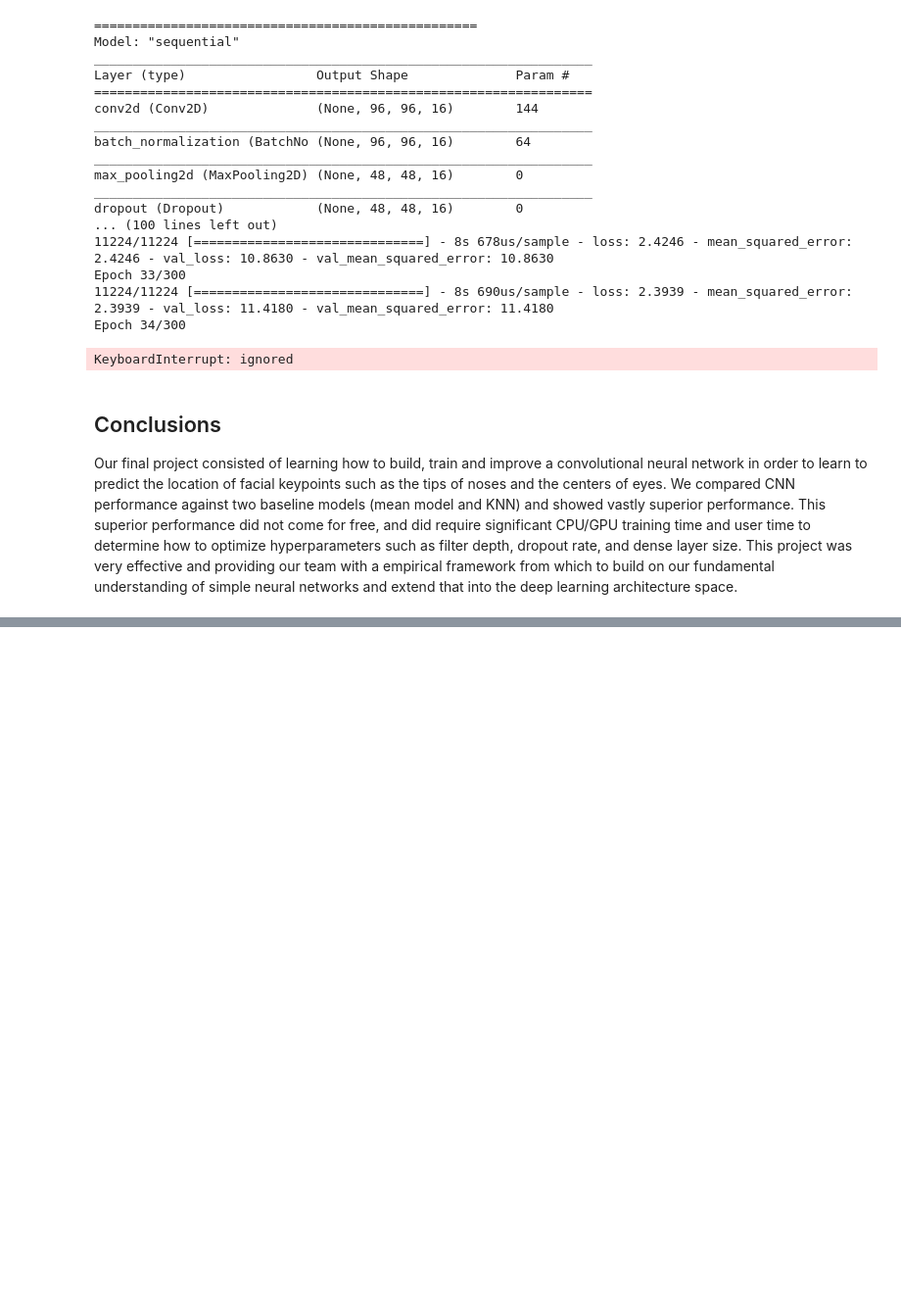
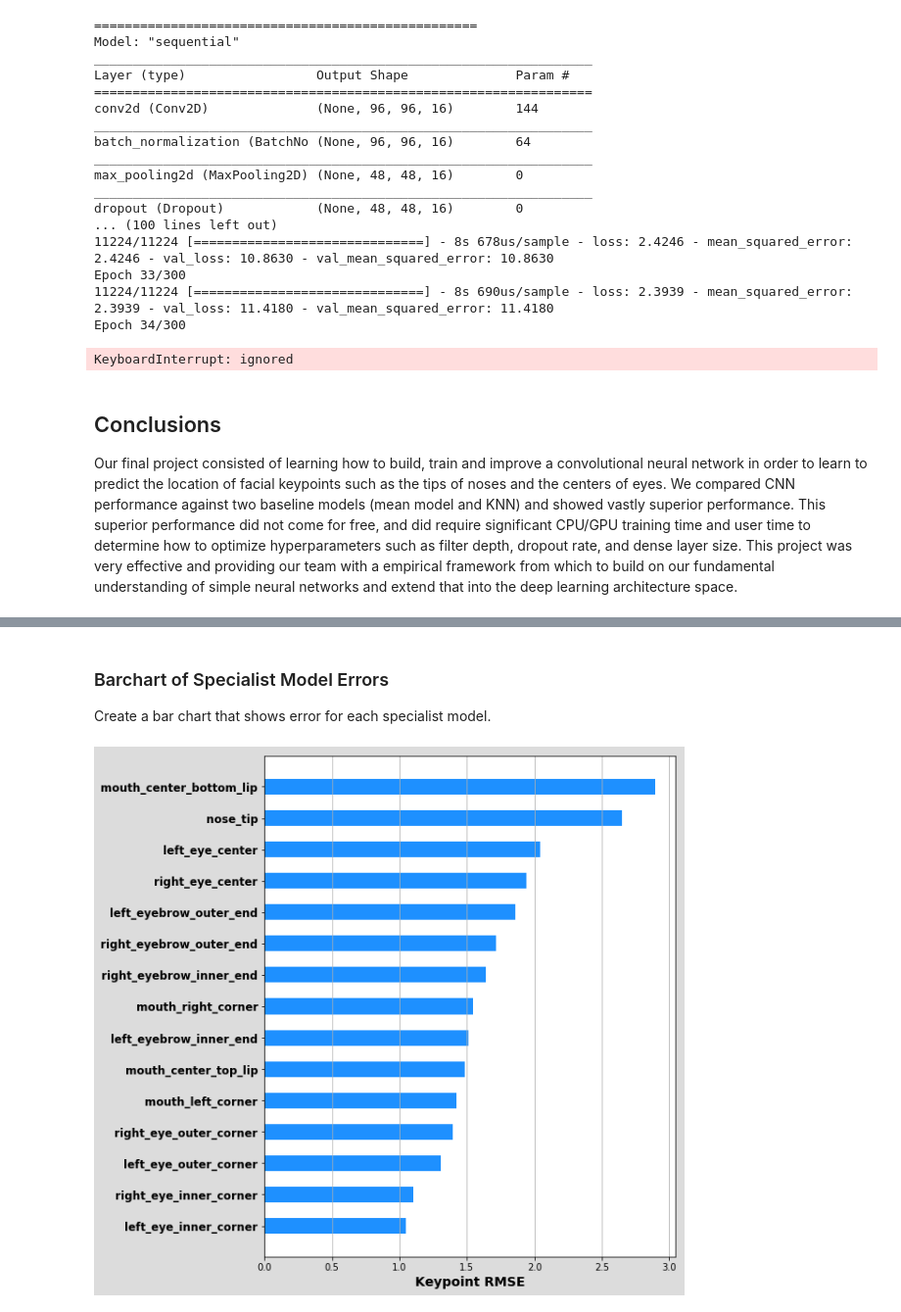
Before and after one commit to tomgoter/w207_finalproject, a Jupyter notebook: gpu_fkd_cnn_filter.ipynb, the cells around one changed output, grey strips where cells are left out. Shown at 98% size. Drawn from its saved outputs; the diff is of its cells as text; code cells hidden in the pictures; blank space fills up the shorter version.

```diff
--- a/gpu_fkd_cnn_filter.ipynb
+++ b/gpu_fkd_cnn_filter.ipynb
@@ -1950,0 +2046,26 @@ Our final project consisted of learning how to build, train and improve a convol
+# %% [markdown]
+### Barchart of Specialist Model Errors
+
+Create a bar chart that shows error for each specialist model.
+# %%
+# Read in the original specialist model output
+spec_df = pd.read_pickle(drive_path+"OutputData/spec_01.pkl")
+
+# Grab the accuracies for each keypoint
+keypoint_mins = spec_df.groupby(['keypoint']).val_RMSE.min().sort_values(ascending=True)
+
+# Set some plot features
+bar_width = 0.50
+index = np.arange(len(keypoint_mins))
+
+# Create the plot
+fig, ax = plt.subplots(1,1, figsize=(8,10))
+fig.patch.set_facecolor('gainsboro')
+ax.barh(index, keypoint_mins, bar_width,
+       color='dodgerblue')
+ax.set_yticks(index)
+ax.set_yticklabels(keypoint_mins.index, fontweight='bold', fontsize=12)
+ax.set_xlabel("Keypoint RMSE", fontsize=14, fontweight='bold')
+ax.grid(True, axis='x')
+# %% [output]
+[figure, added]
```
Also changed, not shown: parts of 19 cells of this notebook.
